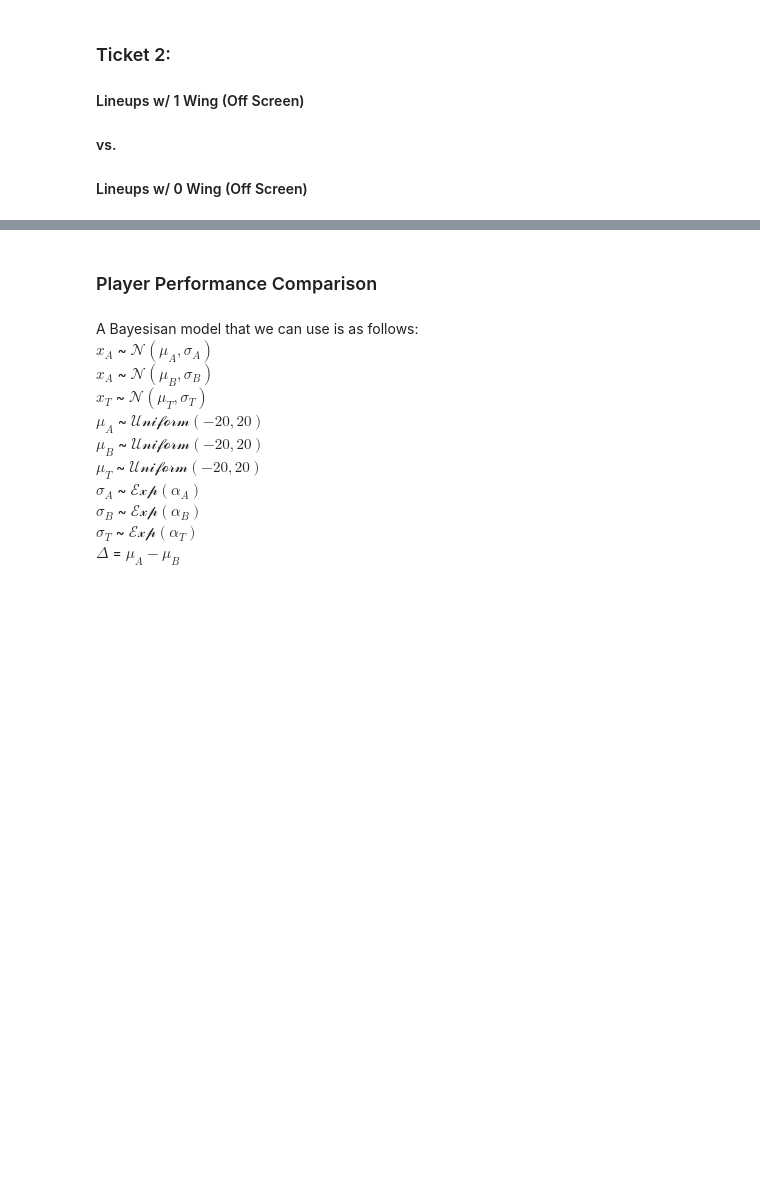
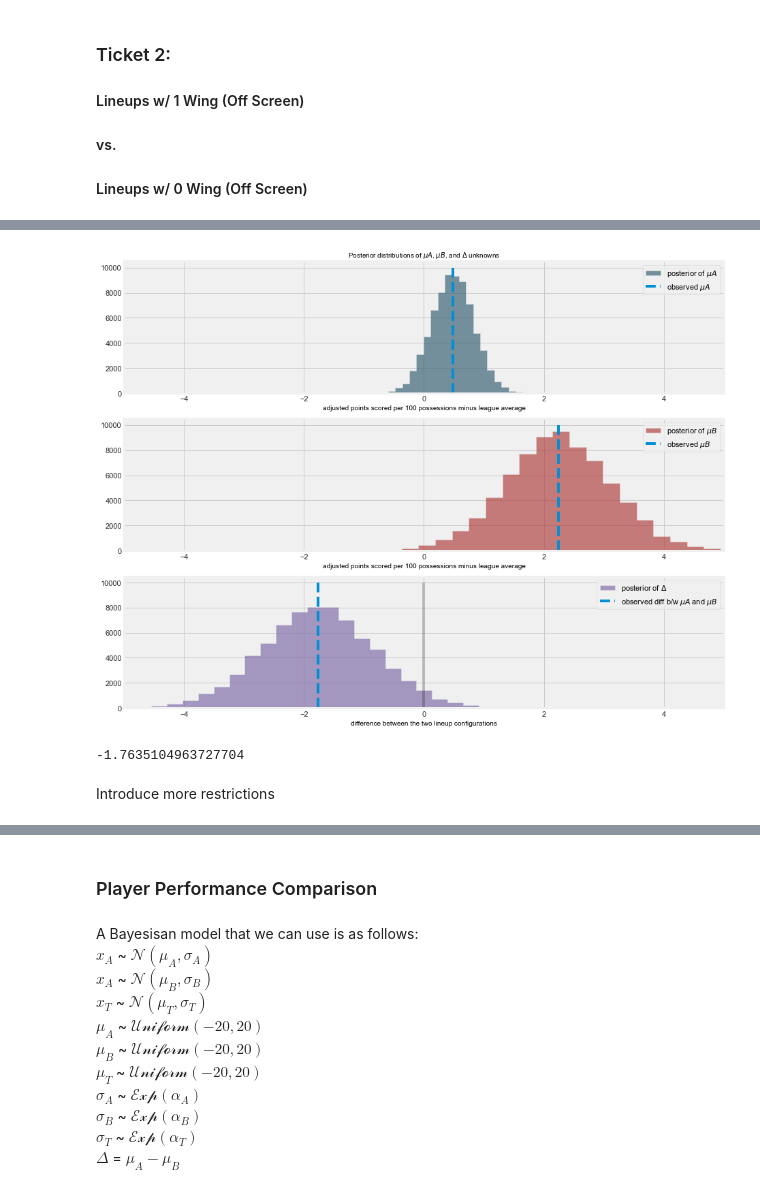
Before and after one commit to xulianrenzoku/synergy_app_clustering, a Jupyter notebook: nba_clustering_lineup_models.ipynb, the cells around one changed output, grey strips where cells are left out. Drawn from its saved outputs; the diff is of its cells as text; code cells hidden in the pictures; blank space fills up the shorter version.

Commit message:
introduce more restrictions

```diff
--- a/nba_clustering_lineup_models.ipynb
+++ b/nba_clustering_lineup_models.ipynb
@@ -913,0 +914,8 @@ cluster_dict_detail
+# %%
+no_curry_cond = lineup_df_100['PG'] != 'Stephen Curry'
+A_cond = (lineup_df_100[6] >= 1)
+B_cond = (lineup_df_100[6] == 0) & (lineup_df_100[4] == 0) & (lineup_df_100[5] == 0)
+# %%
+lineups_A = lineup_df_100[no_curry_cond][A_cond]['adj_diff_to_league_avg'].values
+lineups_B = lineup_df_100[no_curry_cond][B_cond]['adj_diff_to_league_avg'].values
+len(lineups_A), len(lineups_B)
@@ -913,0 +924,3 @@ cluster_dict_detail
+# %%
+trace, avg_diff_A, avg_diff_B = compare_lineup_efficiency(lineups_A,
+                                                          lineups_B)
@@ -914,2 +939,50 @@ cluster_dict_detail
+# %%
+burned_trace = trace[2000:]
+mu_A_samples = burned_trace['mu_A']
+mu_B_samples = burned_trace['mu_B']
+delta_samples = burned_trace['delta']
+# %%
+figsize(13, 10)
+
+#histogram of posteriors
+
+plt.subplot(3, 1, 1)
+plt.hist(mu_A_samples, histtype='stepfilled', bins=25, alpha=0.65,
+         label=r'posterior of $\mu A$', color='#2E5C6E')
+plt.vlines(avg_diff_A, 0, 10000, linestyle='--',
+           label=r'observed $\mu A$')
+plt.legend(loc='upper right')
+plt.xlim(-5, 5)
+plt.xlabel('adjusted points scored per 100 possessions minus league average')
+plt.title(r'Posterior distributions of $\mu A$, $\mu B$, and $\Delta$ unknowns')
+
+plt.subplot(3, 1, 2)
+plt.hist(mu_B_samples, histtype='stepfilled', bins=25, alpha=0.65,
+         label=r'posterior of $\mu B$', color='#AB3B3A')
+plt.vlines(avg_diff_B, 0, 10000, linestyle='--',
+           label=r'observed $\mu B$')
+plt.legend(loc='upper right')
+plt.xlim(-5, 5)
+plt.xlabel('adjusted points scored per 100 possessions minus league average')
+
+plt.subplot(3, 1, 3)
+plt.hist(delta_samples, histtype='stepfilled', bins=30, alpha=0.65,
+         label=r'posterior of $\Delta$', color='#7A68A6')
+plt.vlines(avg_diff_A - avg_diff_B, 0, 10000, linestyle='--',
+           label=r'observed diff b/w $\mu A$ and $\mu B$')
+plt.vlines(0, 0, 10000, color='black', alpha=0.2)
+plt.legend(loc='upper right');
+plt.xlim(-5, 5)
+plt.xlabel('difference between the two lineup configurations')
+
+plt.tight_layout()
+# %% [output]
+[figure, added]
+# %%
+delta_samples.mean()
+# %% [output]
+-1.7635104963727704
+# %% [markdown]
+Introduce more restrictions
 # %%
 no_curry_cond = lineup_df_100['PG'] != 'Stephen Curry'
```
Also changed, not shown: parts of 12 cells of this notebook.
